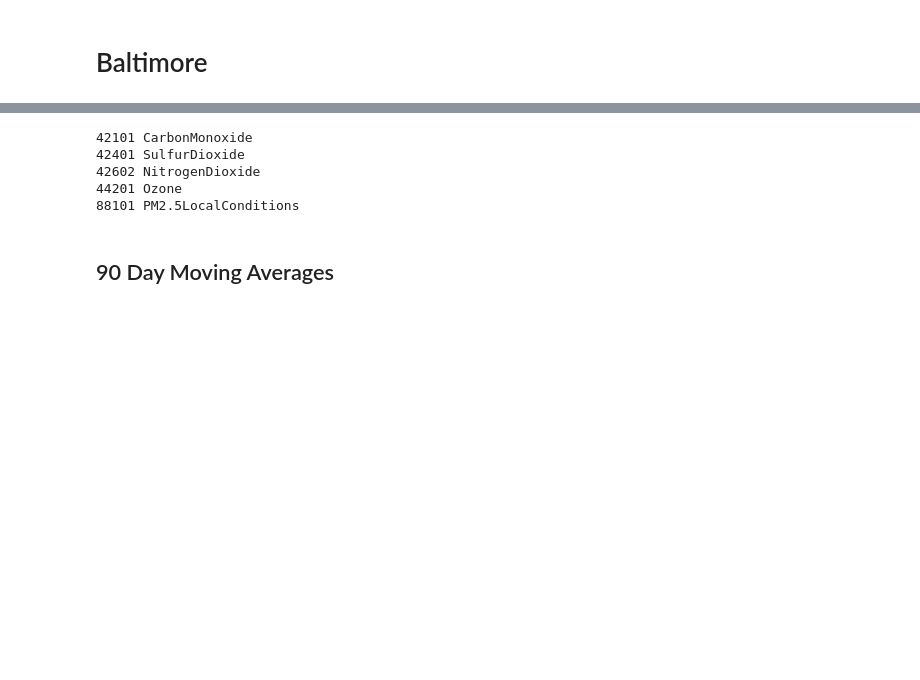
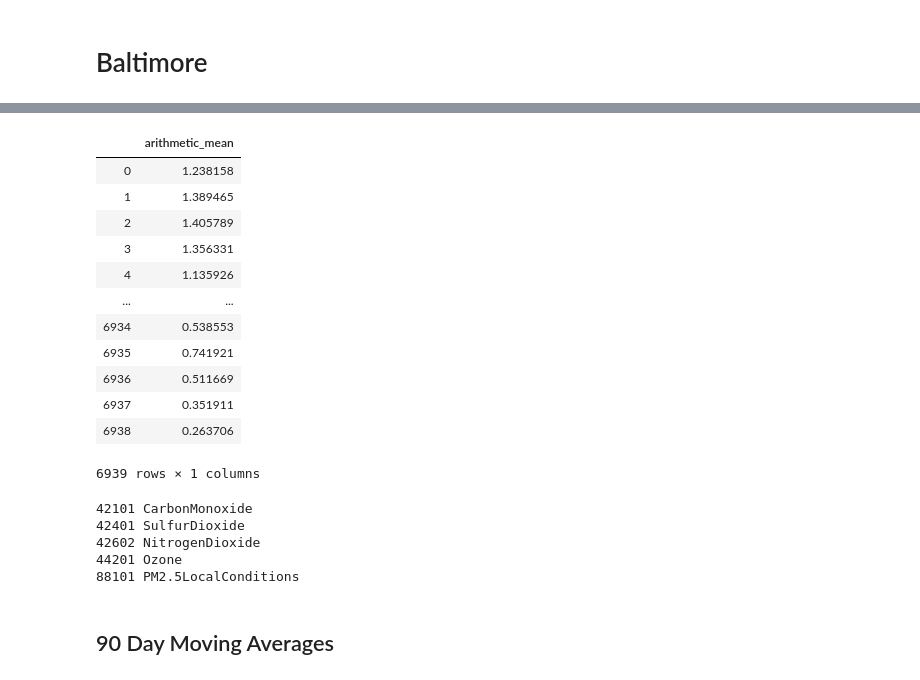
Before and after one commit to ksamavedam/Pollution20Code, a Jupyter notebook: Appa/apps_scratch.ipynb, the cells around one changed output, grey strips where cells are left out. Drawn from its saved outputs; the diff is of its cells as text; code cells hidden in the pictures; blank space fills up the shorter version.

```diff
--- a/Appa/apps_scratch.ipynb
+++ b/Appa/apps_scratch.ipynb
@@ -118,3 +135,19 @@ for p in params_dict.keys():
+# %%
+df.ewm(com=0.5).mean()
+# %% [output]
+|  | arithmetic_mean |
+| 0 | 1.238158 |
+| 1 | 1.389465 |
+| 2 | 1.405789 |
+| 3 | 1.356331 |
+| 4 | 1.135926 |
+| ... | ... |
+| 6934 | 0.538553 |
+| 6935 | 0.741921 |
+| 6936 | 0.511669 |
+| 6937 | 0.351911 |
+| 6938 | 0.263706 |
+6939 rows × 1 columns
 # %%
 def dayofyear():
     x = datetime.date(2019, 4, 13)
```
Also changed, not shown: parts of 5 cells of this notebook, 4 other files.
